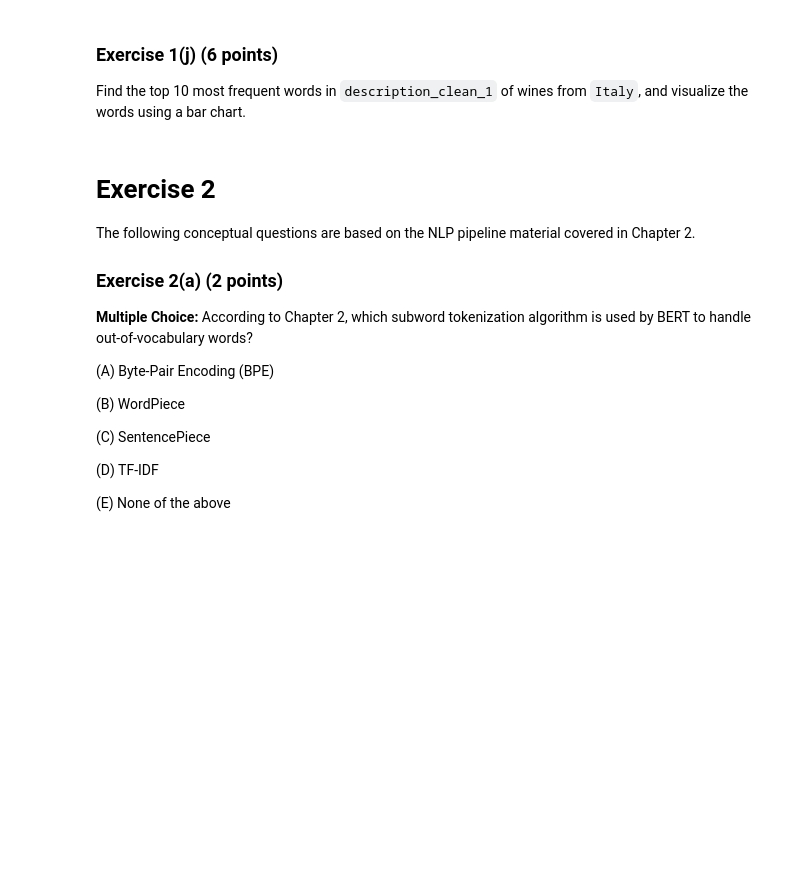
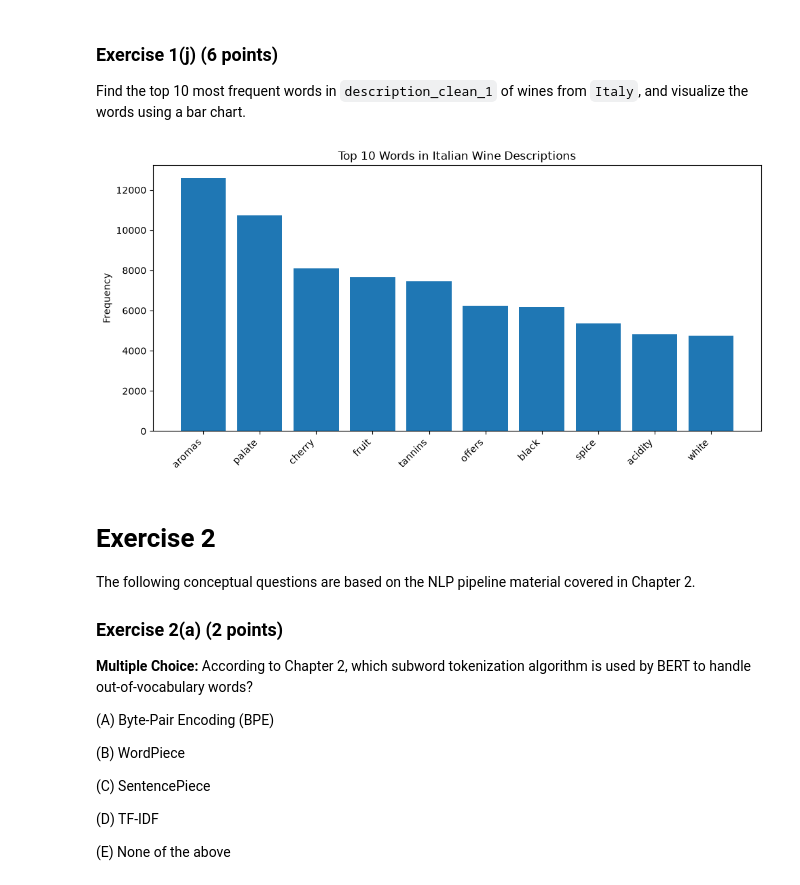
Before and after one commit to bdupey-gv/DATA_549, a Jupyter notebook: HOMEWORK/HW_03.ipynb, the cells around one changed output. Saved outputs shown, nothing was run; the diff lists cells and outputs as text; code cells hidden in the pictures; blank space fills up the shorter version.

```diff
--- a/HOMEWORK/HW_03.ipynb
+++ b/HOMEWORK/HW_03.ipynb
@@ -27,3 +33,6 @@ from collections import Counter
 ### Exercise 1(b) (2 points)
 
 Read the `csv` file and create a data-frame called `wine_df`.
+# %%
+w = pd.read_csv('DATA/winemag-data-130k-v2.csv')
+w.head()
@@ -59,6 +180,20 @@ Find the top 10 most frequent words in `description_clean_1` of wines from `Fran
 ### Exercise 1(j) (6 points)
 
 Find the top 10 most frequent words in `description_clean_1` of wines from `Italy`, and visualize the words using a bar chart.
+# %%
+italy = w.loc[w['country'] == 'Italy', 'description_clean_1']
+counts = Counter(' '.join(italy).split()).most_common(10)
+
+words, freqs = zip(*counts)
+plt.figure(figsize=(10, 5))
+plt.bar(words, freqs)
+plt.xticks(rotation=45, ha='right')
+plt.title('Top 10 Words in Italian Wine Descriptions')
+plt.ylabel('Frequency')
+plt.tight_layout()
+plt.show()
+# %% [output]
+[figure, added]
 # %% [markdown]
 # Exercise 2
 
```
Also changed, not shown: parts of 14 cells of this notebook.
